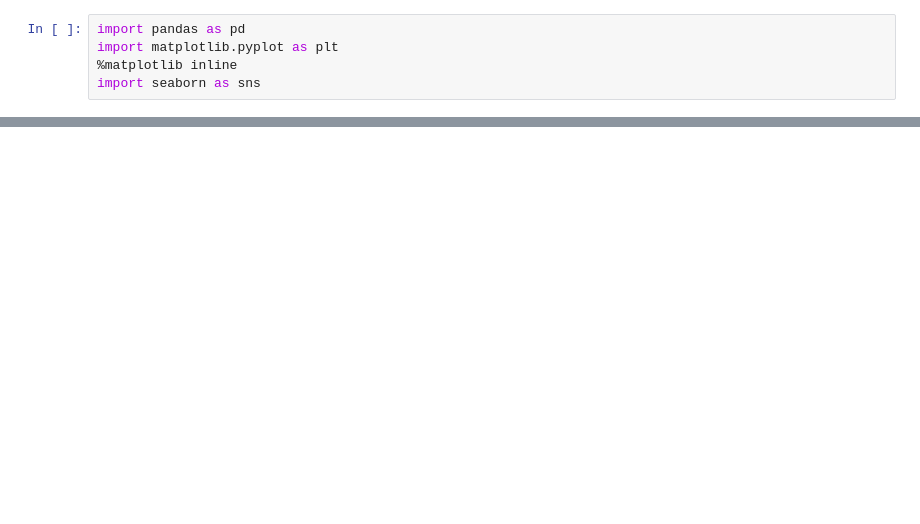
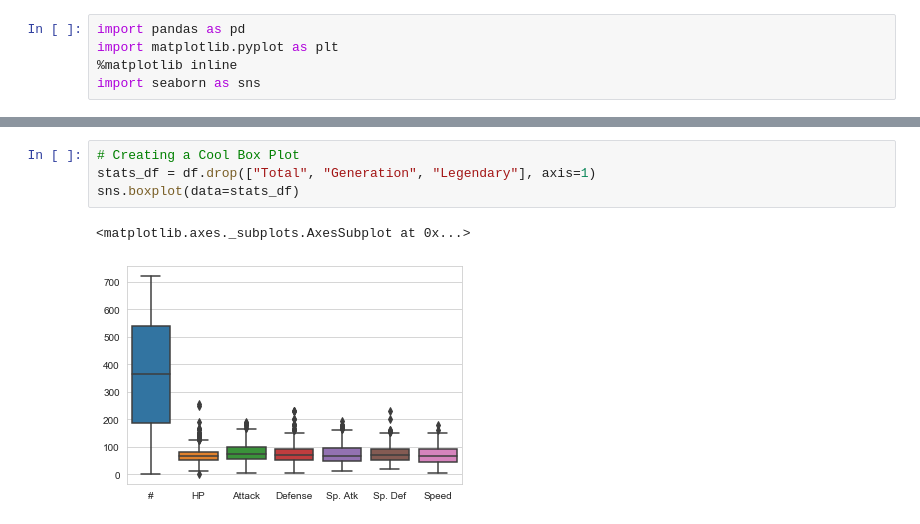
Before and after one commit to alannanoguchi/DS-1.1-Data-Analysis, a Jupyter notebook: Notebooks/pokemon_EDA.ipynb, the cells around one changed output, grey strips where cells are left out. Cells and saved outputs as stored; diff of their text form; blank space fills up the shorter version.

```diff
--- a/Notebooks/pokemon_EDA.ipynb
+++ b/Notebooks/pokemon_EDA.ipynb
@@ -95,0 +46,7 @@ SyntaxError: invalid syntax (<ipython-input-20-9d7b8a0e7646>, line 78)
+# %%
+# Creating a Cool Box Plot
+stats_df = df.drop(["Total", "Generation", "Legendary"], axis=1)
+sns.boxplot(data=stats_df)
+# %% [output]
+<matplotlib.axes._subplots.AxesSubplot at 0x...>
+[figure, added]
```
Also changed, not shown: parts of 14 cells of this notebook, 5 other files.
